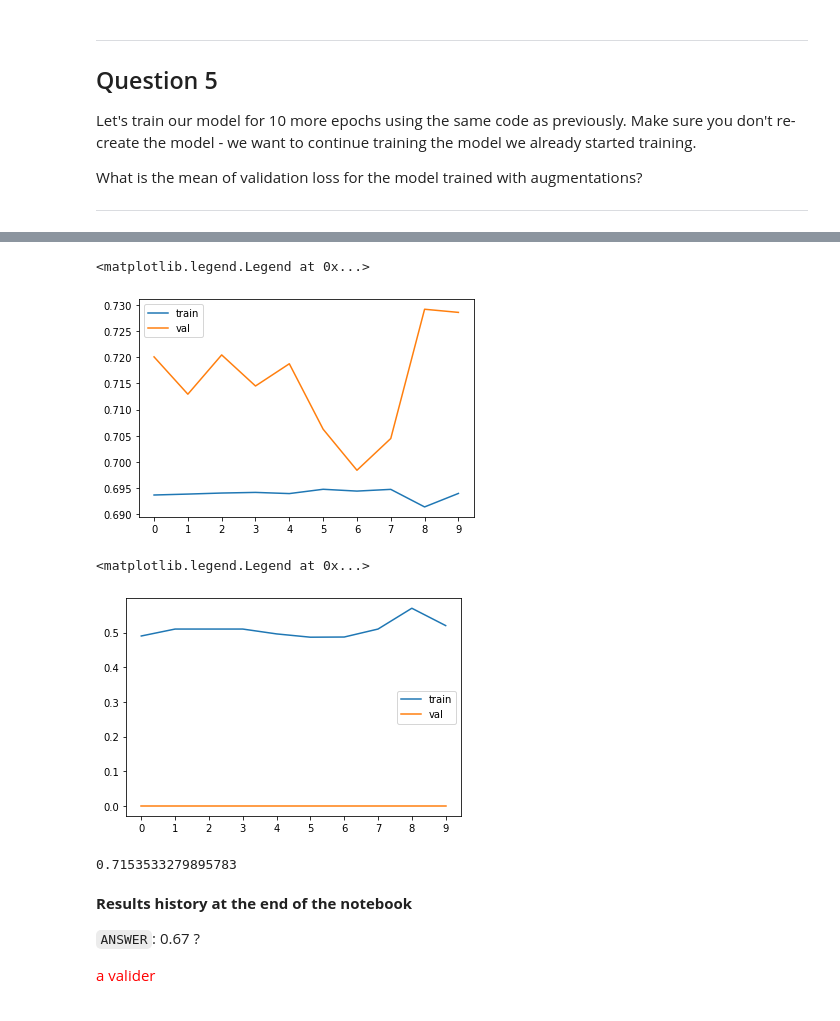
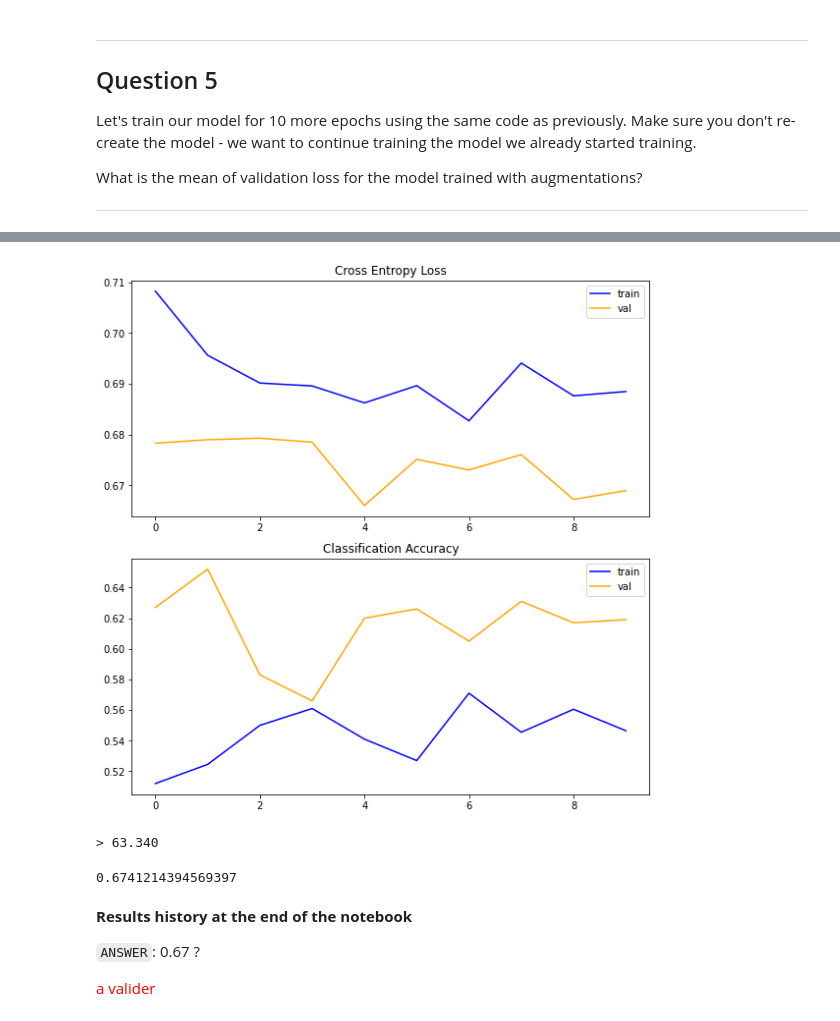
Before and after one commit to Valkea/ML_bootcamp, a Jupyter notebook: 08 - Deep Learning.ipynb, the cells around one changed output, grey strips where cells are left out. Cells and saved outputs as stored; diff of their text form; code cells hidden in the pictures.

```diff
--- a/08 - Deep Learning.ipynb
+++ b/08 - Deep Learning.ipynb
@@ -335,7 +339,7 @@ Add the following augmentations to your training data generator:
 - fill_mode='nearest'
 ***
 # %%
-train_gen_augmented = ImageDataGenerator(
+data_gen_augmented = ImageDataGenerator(
     rescale=1./255,
     preprocessing_function=None,
     rotation_range=40,
@@ -346,11 +350,11 @@ train_gen_augmented = ImageDataGenerator(
     horizontal_flip=True,
     fill_mode='nearest'
 )
-train_gen_augmented
+data_gen_augmented
 # %% [output]
 <keras.preprocessing.image.ImageDataGenerator at 0x...>
 # %%
-train_ds_augmented = train_gen_augmented.flow_from_directory(
+train_ds_augmented = data_gen_augmented.flow_from_directory(
     train_dir,
     target_size=(img_size, img_size),
     batch_size=batch_size,
@@ -371,8 +369,0 @@ valid_gen
-# %%
-valid_ds = valid_gen.flow_from_directory(
-    valid_dir,
-    target_size=(img_size, img_size),
-    batch_size=batch_size,
-    class_mode="binary",
-    shuffle=False
-)
@@ -391,9 +386,9 @@ Let's train our model for 10 more epochs using the same code as previously. Make
 What is the mean of validation loss for the model trained with augmentations?
 ***
 # %%
-history_augmented = model.fit(
+history = model.fit(
     train_ds_augmented,
-    epochs=10,
+    epochs=epochs,
     steps_per_epoch=100,
     validation_data=valid_ds,
     validation_steps=50,
@@ -425,23 +420,17 @@ Epoch 10/10
-# %%
-plt.plot(history_augmented.history['loss'], label='train')
-plt.plot(history_augmented.history['val_loss'], label='val')
-plt.xticks(np.arange(10))
-plt.legend()
-# %% [output]
-<matplotlib.legend.Legend at 0x...>
-[figure, removed]
-# %%
-plt.plot(history_augmented.history['accuracy'], label='train')
-plt.plot(history_augmented.history['val_accuracy'], label='val')
-plt.xticks(np.arange(10))
-plt.legend()
-# %% [output]
-<matplotlib.legend.Legend at 0x...>
-[figure, removed]
+# %%
+summarize_diagnostics(history)
+# %% [output]
+[figure, added]
+# %%
+# evaluate model
+_, acc = model.evaluate(valid_ds, steps=len(valid_ds), verbose=0)
+print('> %.3f' % (acc * 100.0))
+# %% [output]
+> 63.340
 # %%
-pd.Series(history_augmented.history['val_loss']).mean()
+pd.Series(history.history['val_loss']).mean()
 # %% [output]
-0.7153533279895783
+0.6741214394569397
 # %% [markdown]
 **Results history at the end of the notebook**
 
```
Also changed, not shown: parts of 32 cells of this notebook.
